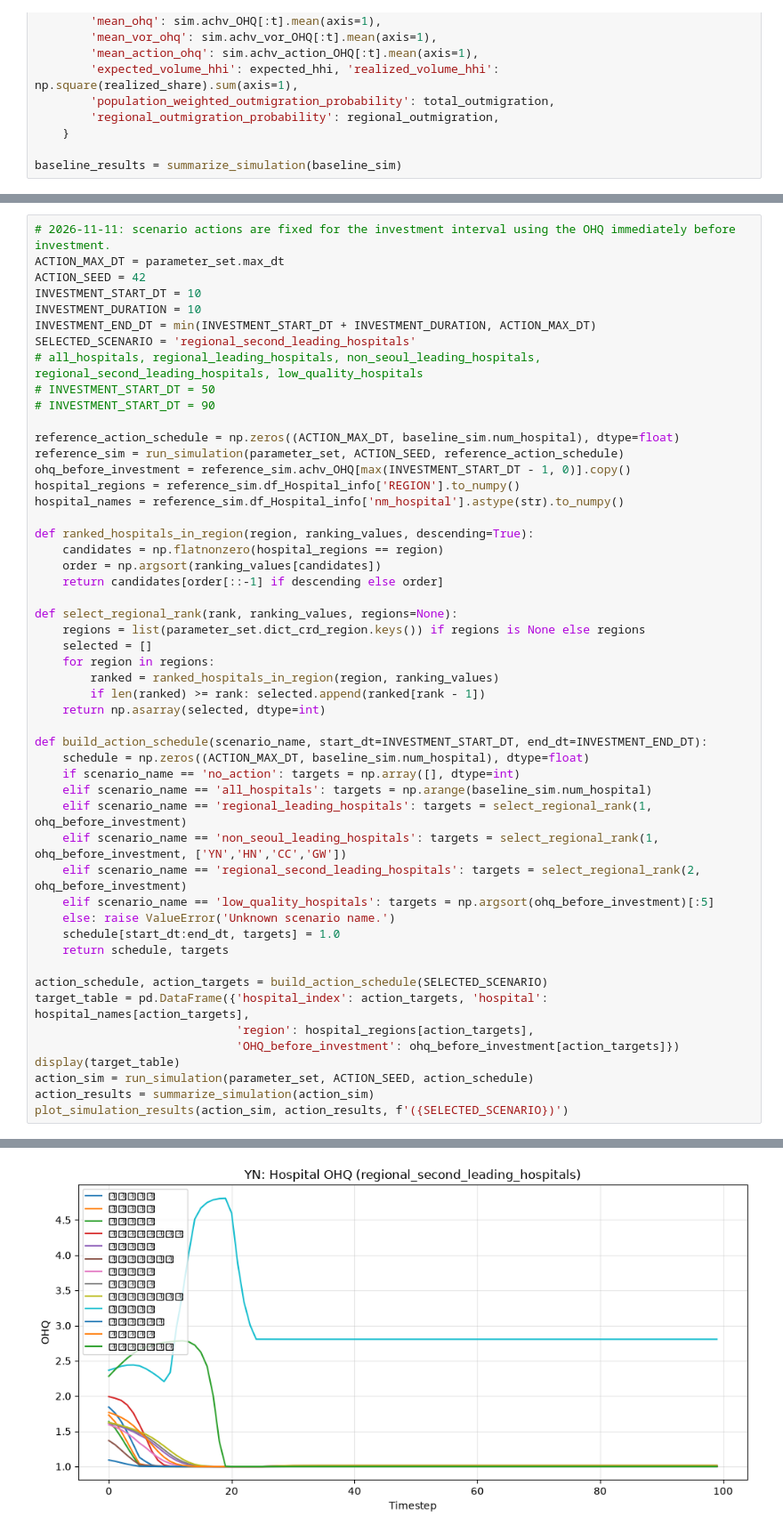
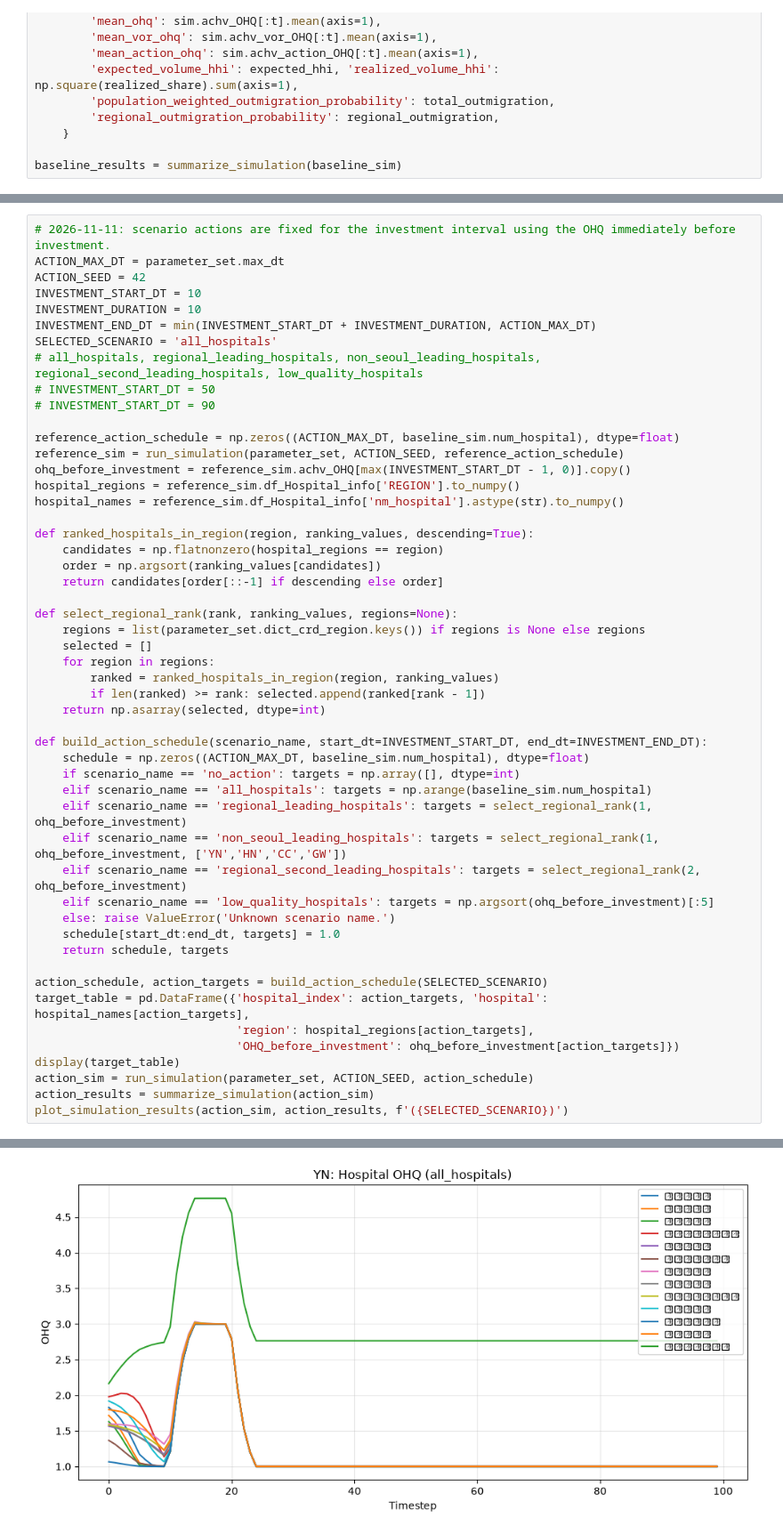
Before and after one commit to hshoon16/outmigration_gym, a Jupyter notebook: outmigration_runner.ipynb, the cells around one changed output, grey strips where cells are left out. Shown at 89% size. Drawn from its saved outputs; the diff is of its cells as text.

```diff
--- a/outmigration_runner.ipynb
+++ b/outmigration_runner.ipynb
@@ -197,7 +197,7 @@ ACTION_SEED = 42
 INVESTMENT_START_DT = 10
 INVESTMENT_DURATION = 10
 INVESTMENT_END_DT = min(INVESTMENT_START_DT + INVESTMENT_DURATION, ACTION_MAX_DT)
-SELECTED_SCENARIO = 'regional_second_leading_hospitals'
+SELECTED_SCENARIO = 'all_hospitals'
 # all_hospitals, regional_leading_hospitals, non_seoul_leading_hospitals, regional_second_leading_hospitals, low_quality_hospitals
 # INVESTMENT_START_DT = 50
 # INVESTMENT_START_DT = 90
@@ -252 +263 @@ plot_simulation_results(action_sim, action_results, f'({SELECTED_SCENARIO})')
-[figure, old version]
+[figure, new version]
```
Also changed, not shown: parts of 3 cells of this notebook.
